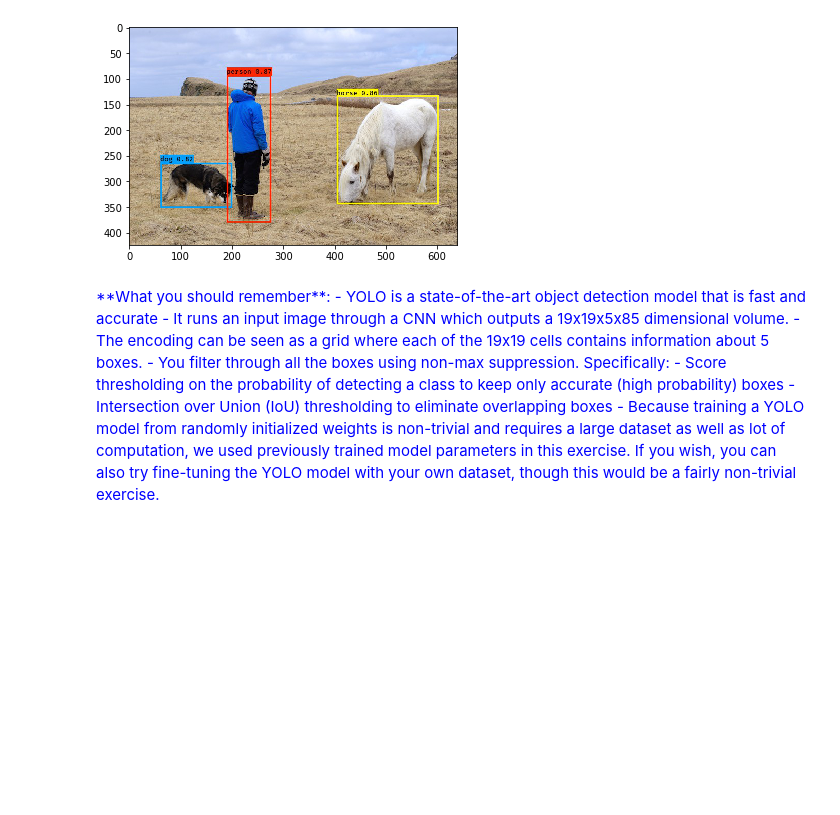
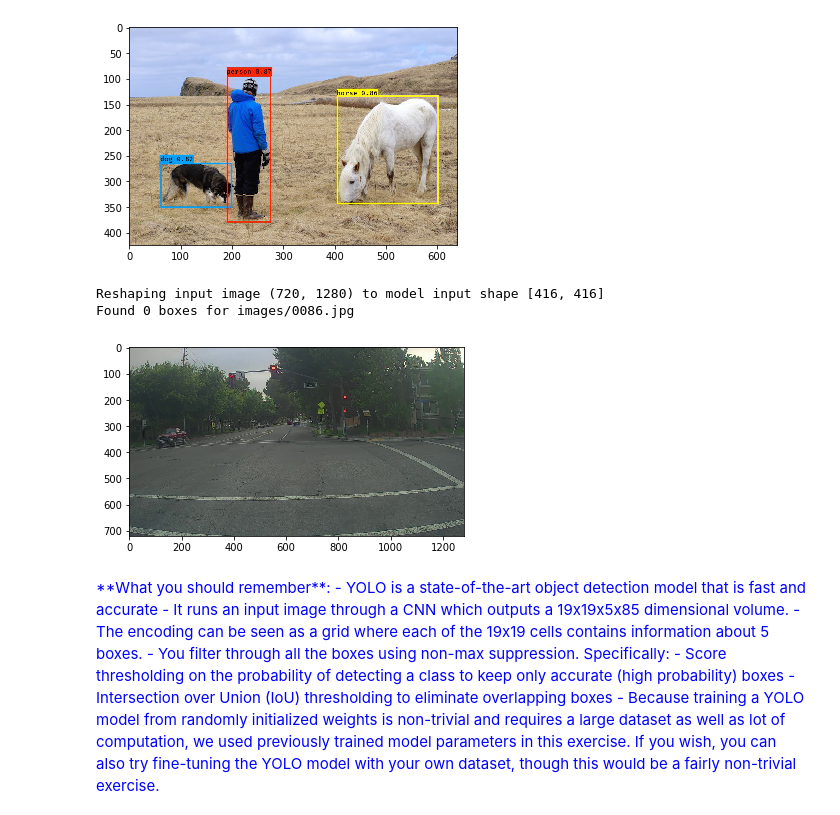
Before and after one commit to DavidTorresOcana/Nexar_challenge_2, a Jupyter notebook: src/Autonomous driving application - Car detection.ipynb, the cells around one changed output. Saved outputs shown, nothing was run; the diff lists cells and outputs as text; code cells hidden in the pictures; blank space fills up the shorter version.

```diff
--- a/src/Autonomous driving application - Car detection.ipynb
+++ b/src/Autonomous driving application - Car detection.ipynb
@@ -644,8 +644,8 @@ Recall that we are trying to detect 80 classes, and are using 5 anchor boxes. We
 
 The car detection dataset has 720x1280 images, which we've pre-processed into 608x608 images.
 # %%
-class_names = read_classes("model_data/nexar_classes.txt")
-anchors = read_anchors("model_data/yolo_wide_nexar_anchors.txt")
+class_names = read_classes("model_data/coco_classes.txt")
+anchors = read_anchors("model_data/yolo_anchors.txt")
 image_shape = (720., 1280.)
 # %% [markdown]
 ### 3.2 - Loading a pretrained model
@@ -1158,6 +1153,12 @@ dog 0.82 (61, 264) (200, 351)
 horse 0.86 (404, 133) (602, 344)
 person 0.87 (190, 94) (276, 380)
 [figure]
+# %%
+out_scores, out_boxes, out_classes = predict_any(sess, yolo_model,  "images/"+"0086.jpg", anchors, class_names)
+# %% [output]
+Reshaping input image (720, 1280) to model input shape [416, 416]
+Found 0 boxes for images/0086.jpg
+[figure, added]
 # %% [markdown]
 <font color='blue'>
 **What you should remember**:
```
Also changed, not shown: parts of 7 cells of this notebook, 1 other file.
